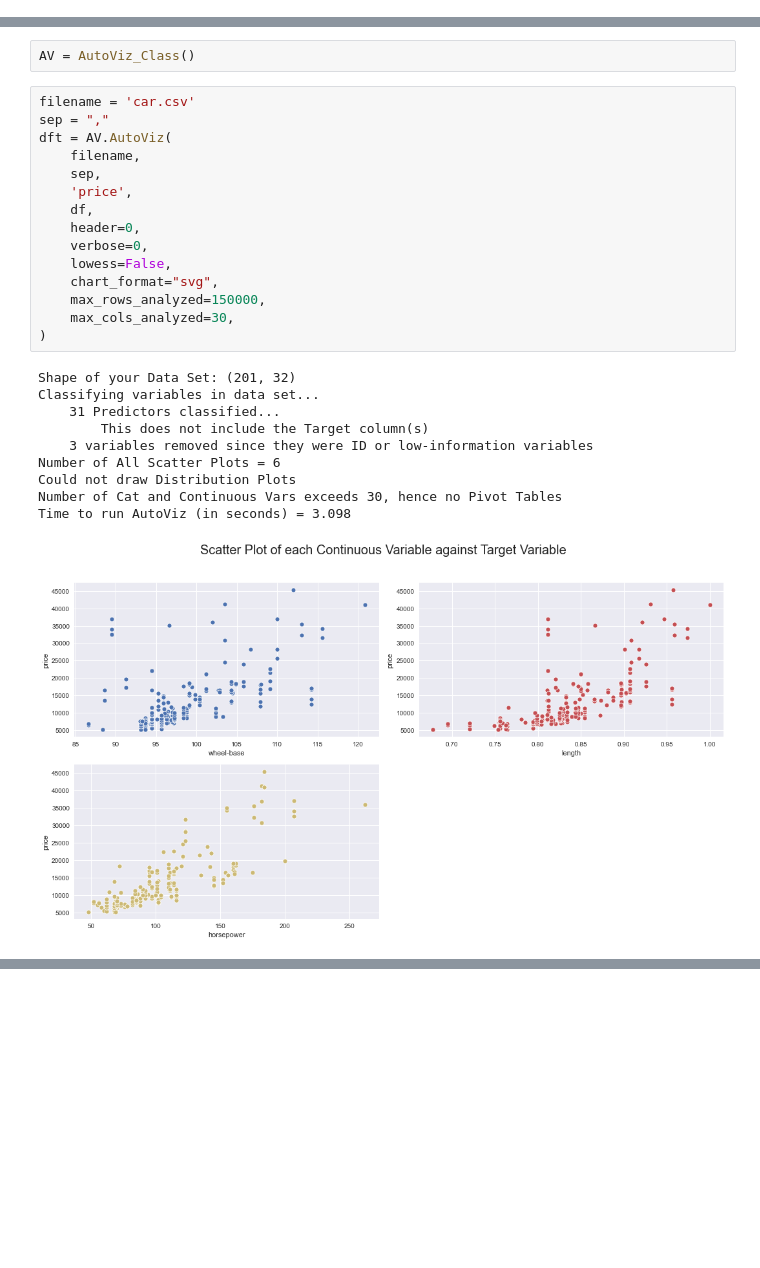
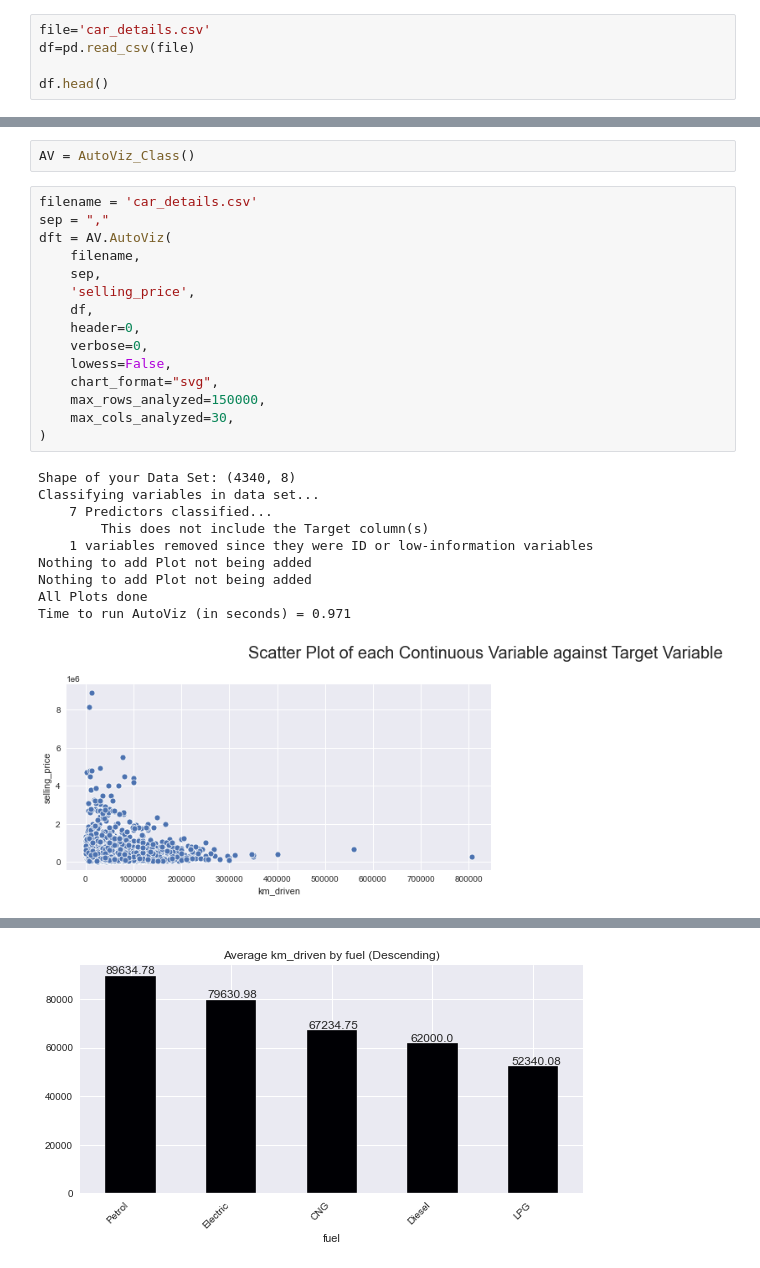
Before and after one commit to TomFenske/python_EDA, a Jupyter notebook: autoviz.ipynb, the cells around one changed output, grey strips where cells are left out. Drawn from its saved outputs; the diff is of its cells as text; blank space fills up the shorter version.

```diff
--- a/autoviz.ipynb
+++ b/autoviz.ipynb
@@ -33,0 +19,5 @@ df.head()
+# %%
+file='car_details.csv'
+df=pd.read_csv(file)
+
+df.head()
@@ -34,28 +31,28 @@ df.head()
 # %%
 AV = AutoViz_Class()
 # %%
-filename = 'car.csv'
+filename = 'car_details.csv'
 sep = ","
 dft = AV.AutoViz(
     filename,
     sep,
-    'price',
+    'selling_price',
     df,
     header=0,
     verbose=0,
     lowess=False,
     chart_format="svg",
     max_rows_analyzed=150000,
     max_cols_analyzed=30,
 )
 # %% [output]
-Shape of your Data Set: (201, 32)
+Shape of your Data Set: (4340, 8)
 Classifying variables in data set...
-    31 Predictors classified...
+    7 Predictors classified...
         This does not include the Target column(s)
-    3 variables removed since they were ID or low-information variables
-Number of All Scatter Plots = 6
-Could not draw Distribution Plots
-Number of Cat and Continuous Vars exceeds 30, hence no Pivot Tables
-Time to run AutoViz (in seconds) = 3.098
+    1 variables removed since they were ID or low-information variables
+Nothing to add Plot not being added
+Nothing to add Plot not being added
+All Plots done
+Time to run AutoViz (in seconds) = 0.971
-[figure, old version]
+[figure, new version]
@@ -65,0 +63 @@ Time to run AutoViz (in seconds) = 3.098
+[figure, added]
```
Also changed, not shown: parts of 3 cells of this notebook, 3 other files.
